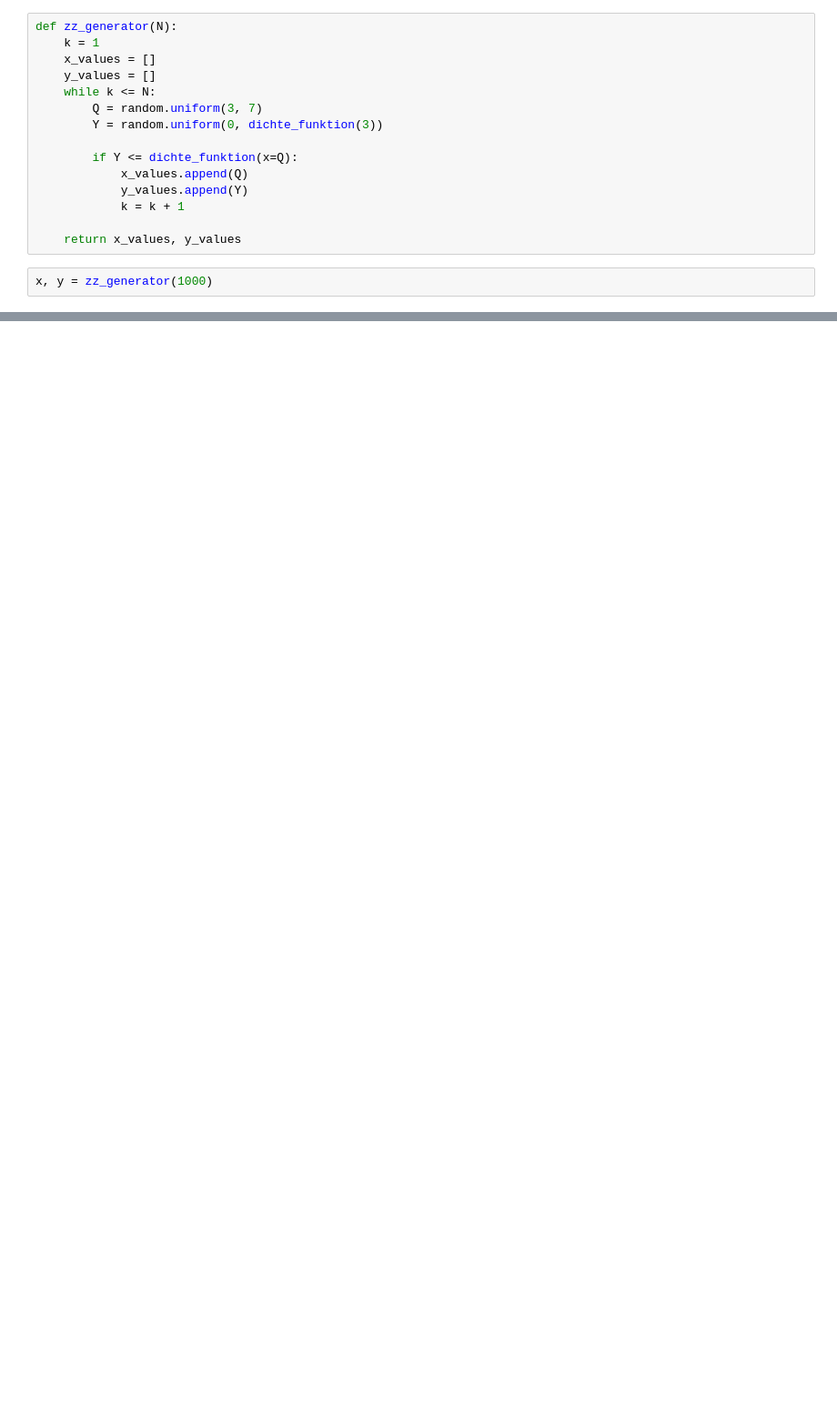
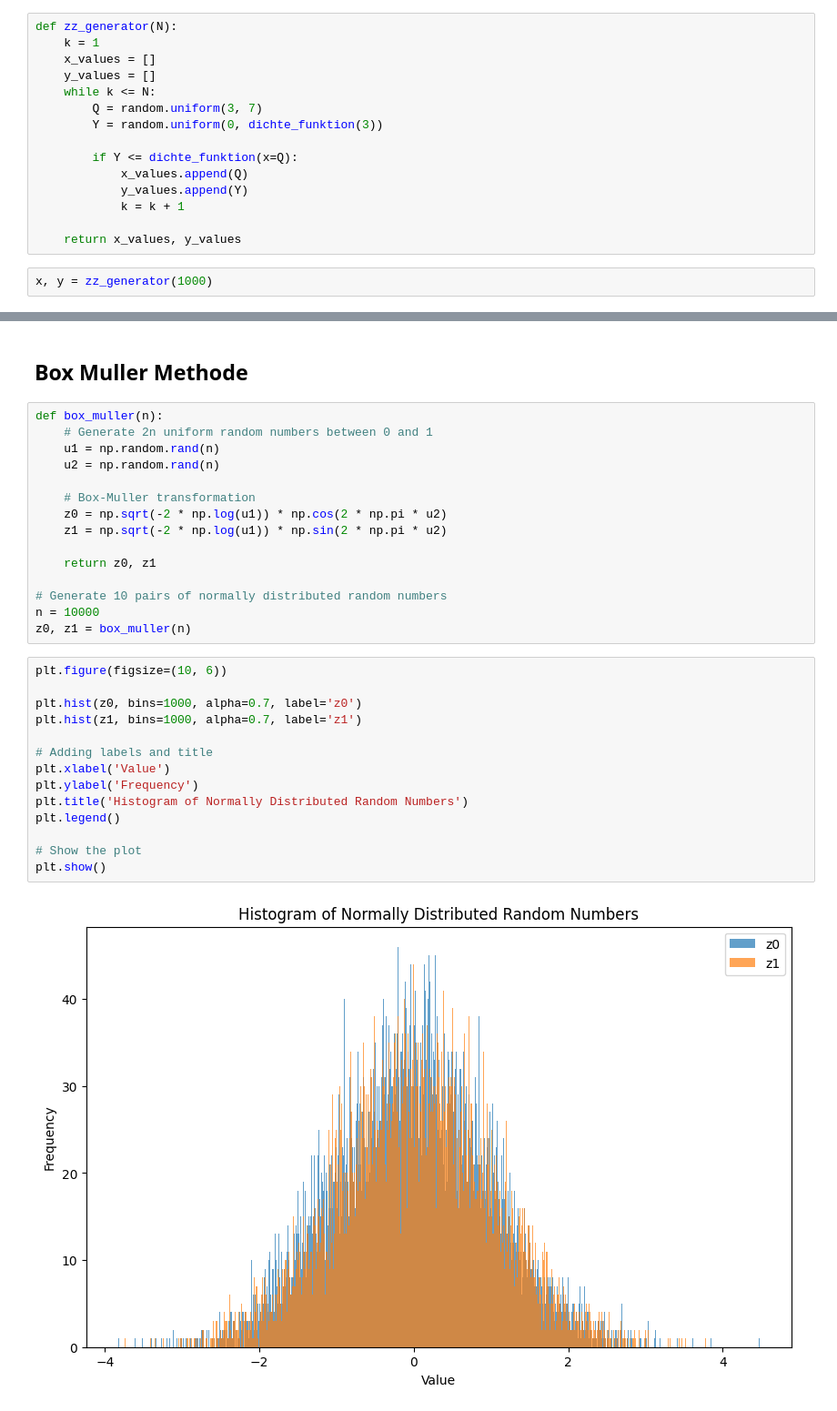
Before and after one commit to tombk556/Mathematische-Stochastische-Modelle-und-MC-Simulationen, a Jupyter notebook: Zufallszahlen/main.ipynb, the cells around one changed output, grey strips where cells are left out. Shown at 91% size. Cells and saved outputs as stored; diff of their text form; blank space fills up the shorter version.

```diff
--- a/Zufallszahlen/main.ipynb
+++ b/Zufallszahlen/main.ipynb
@@ -72,0 +77,33 @@ plt.show()
+# %% [markdown]
+## Box Muller Methode
+# %%
+def box_muller(n):
+    # Generate 2n uniform random numbers between 0 and 1
+    u1 = np.random.rand(n)
+    u2 = np.random.rand(n)
+
+    # Box-Muller transformation
+    z0 = np.sqrt(-2 * np.log(u1)) * np.cos(2 * np.pi * u2)
+    z1 = np.sqrt(-2 * np.log(u1)) * np.sin(2 * np.pi * u2)
+
+    return z0, z1
+
+# Generate 10 pairs of normally distributed random numbers
+n = 10000
+z0, z1 = box_muller(n)
+# %%
+plt.figure(figsize=(10, 6))
+
+plt.hist(z0, bins=1000, alpha=0.7, label='z0')
+plt.hist(z1, bins=1000, alpha=0.7, label='z1')
+
+# Adding labels and title
+plt.xlabel('Value')
+plt.ylabel('Frequency')
+plt.title('Histogram of Normally Distributed Random Numbers')
+plt.legend()
+
+# Show the plot
+plt.show()
+# %% [output]
+[figure, added]
```
Also changed, not shown: parts of 7 cells of this notebook.
